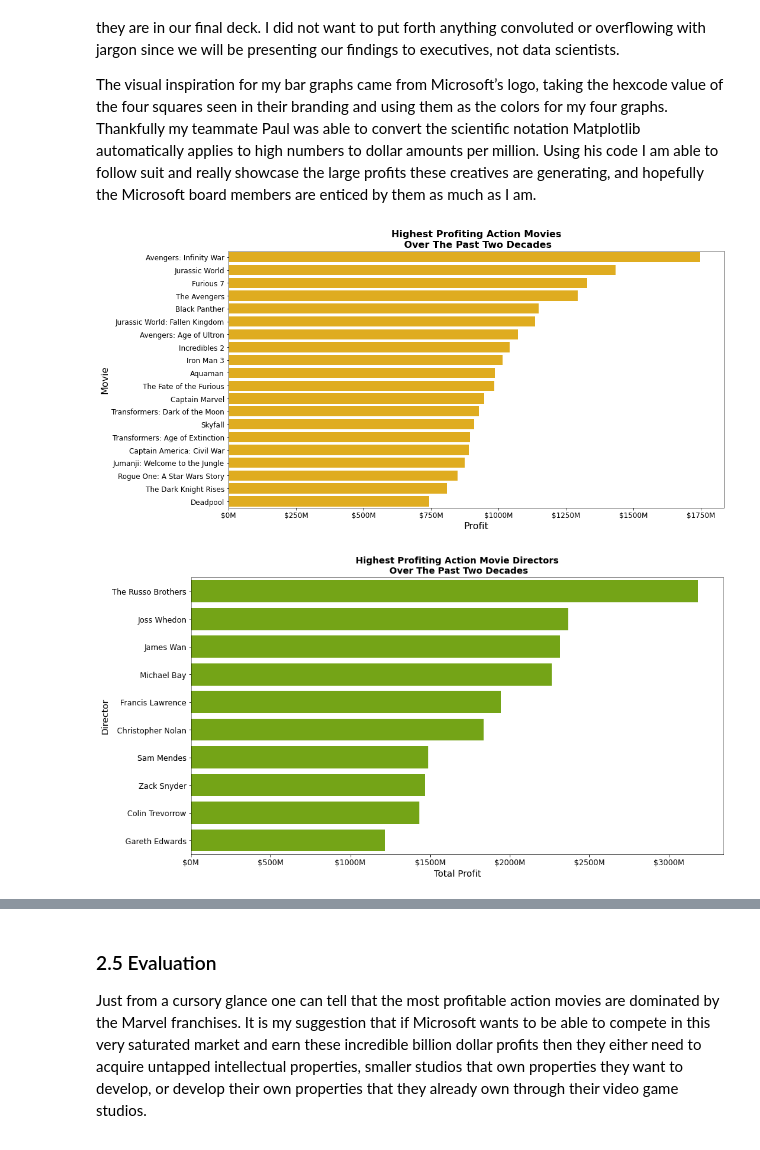
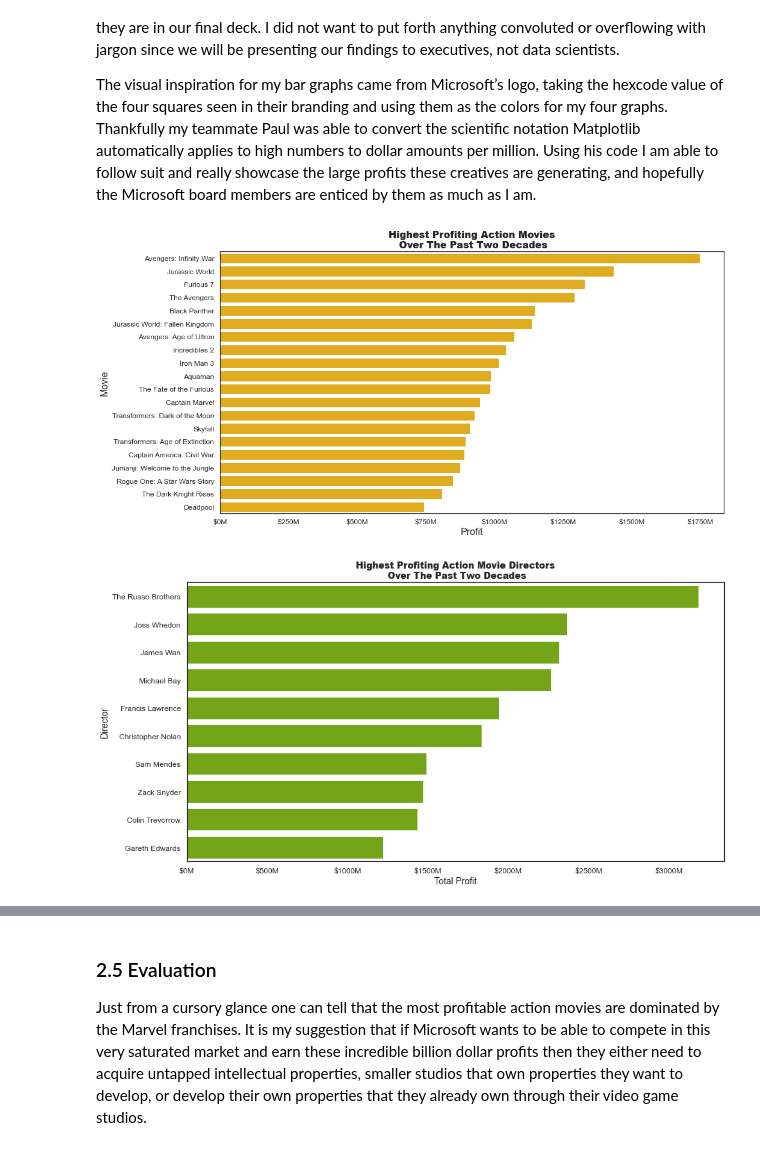
Before and after one commit to sumed-h/microsoft-studio-movie-analysis, a Jupyter notebook: Group_4_Notebook_FINAL.ipynb, the cells around one changed output, grey strips where cells are left out. Drawn from its saved outputs; the diff is of its cells as text; code cells hidden in the pictures.

Commit message:
fixed an error where section 2 graphs were plotting with the wrong style

```diff
--- a/Group_4_Notebook_FINAL.ipynb
+++ b/Group_4_Notebook_FINAL.ipynb
@@ -288,20 +289,20 @@ The visual inspiration for my bar graphs came from Microsoft’s logo, taking th
 # %%
 from matplotlib.ticker import FuncFormatter
 def millions(y, pos):
     return '$%1.0fM' % (y*1e-6)
-
+sns.set_theme(style="white", palette=None)
 stevenmoviefig, ax = plt.subplots(figsize=(15,8))
 sns.barplot(y = highest20df['movie'], x = highest20df['total_profit'], color='#ffbb00')
 
 ax.set_title('Highest Profiting Action Movies\n Over The Past Two Decades', fontsize= 16, weight=900)
 ax.set_xlabel('Profit', fontsize= 16)
 ax.set_ylabel('Movie', fontsize= 16)
 formatter = FuncFormatter(millions)
 ax.xaxis.set_major_formatter(formatter)
 plt.xticks(fontsize=12)
 plt.yticks(fontsize=12);
 # %% [output]
-[figure, old version]
+[figure, new version]
 # %%
 stevendirectorfig, ax = plt.subplots(figsize=(15,8))
 sns.barplot(y = top10directors.index, x = top10directors['total_profit'], color='#7cbb00')
@@ -314,7 +315,7 @@ ax.xaxis.set_major_formatter(formatter)
 plt.xticks(fontsize=12)
 plt.yticks(fontsize=12);
 # %% [output]
-[figure, old version]
+[figure, new version]
 # %%
 stevenactorfig, ax = plt.subplots(figsize=(15,8))
 sns.barplot(y = top10actors.index, x = top10actors['total_profit'], color='#00a1f1')
```
Also changed, not shown: parts of 8 cells of this notebook.
